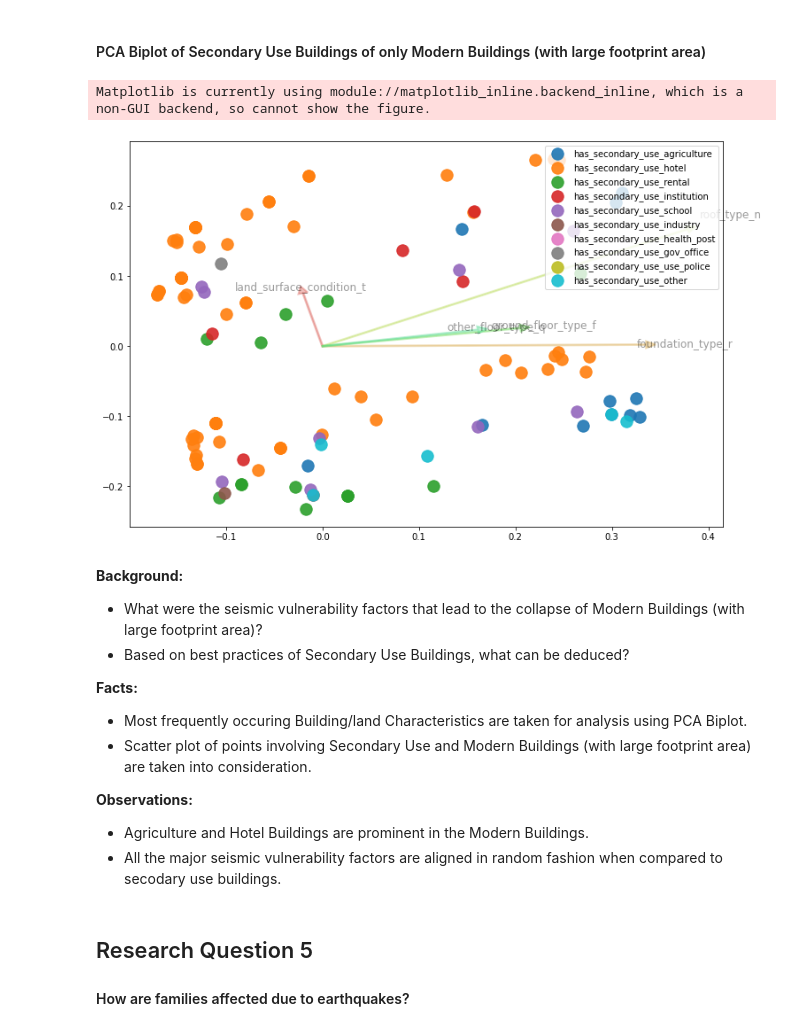
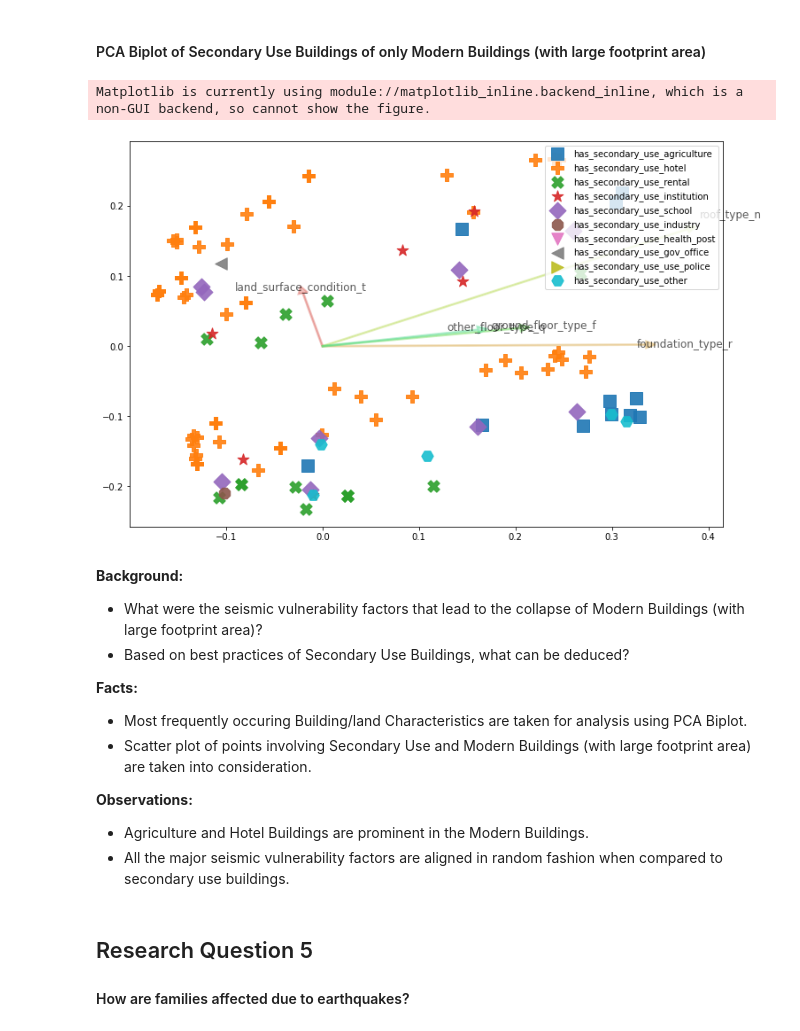
Before and after one commit to DS-Group22-ADP/Practical-Project, a Jupyter notebook: notebooks/Exploratory-Data-Analysis.ipynb, the cells around one changed output. Saved outputs shown, nothing was run; the diff lists cells and outputs as text; code cells hidden in the pictures.

```diff
--- a/notebooks/Exploratory-Data-Analysis.ipynb
+++ b/notebooks/Exploratory-Data-Analysis.ipynb
@@ -161,10 +176,10 @@ def setup_gridspec__one_main__two_side_subplots(plt):
 
 def setup_gridspec__four_main__two_side_subplots(plt):
     # start with a square Figure
-    fig = plt.figure(figsize=(20, 20))
-    fig.tight_layout(pad=2.0)
+    fig = plt.figure(figsize=(20, 30))
+    fig.tight_layout(pad=5.0)
 
-    gs = fig.add_gridspec(4, 4,  width_ratios=(7,4,7,4), height_ratios=(3,7,3,7),
+    gs = fig.add_gridspec(4, 4,  width_ratios=(8,3,8,3), height_ratios=(3,7,3,7),
                           left=0.1, right=0.9, bottom=0.1, top=0.9,
                           wspace=0.15, hspace=0.15)
     ax1 = fig.add_subplot(gs[1, 0])
@@ -197,7 +212,7 @@ def plot_loadings_plot(plt, X_pca, df, ax, eigen_vectors=(0,1,2,3,4)):
     for ii,i in enumerate(eigen_vectors):
         ax.arrow(0,0,arrow_size*loadings[i,0], arrow_size*loadings[i,1], color = palette[ii],head_width=0.01, head_length=0.01, linewidth=2, alpha=0.4)
         ax.text(loadings[i,0]*text_pos, loadings[i,1]*text_pos, df.columns[i], color='black',
-                 ha='center', va='center', fontsize=12, alpha=0.4)
+                 ha='center', va='center', fontsize=12, alpha=0.65)
 
     return None
 # %% [markdown]
@@ -1546,31 +1585,31 @@ Number of Modern Buildings in that region: 122
 # %%
 def plot_scatter_plot_by_secondary_use(X_pca, categorical_df, ax):
     # scale Principal component 1
     scalex = 0.5 / (X_pca[:,0].max() - X_pca[:,0].min())
     # scale Principal component 2
     scaley = 0.5 / (X_pca[:,1].max() - X_pca[:,1].min())
     # 10 colors color pallette
     new_palette = np.array(sns.color_palette(palette=None, n_colors=11))
 
-    ax.scatter(X_pca[categorical_df['has_secondary_use_agriculture'] == 1,0] * scalex, X_pca[categorical_df['has_secondary_use_agriculture'] == 1,1] * scaley, color=new_palette[0], label='has_secondary_use_agriculture', alpha=0.9, s=180)
-    ax.scatter(X_pca[categorical_df['has_secondary_use_hotel'] == 1,0] * scalex, X_pca[categorical_df['has_secondary_use_hotel'] == 1,1] * scaley, color=new_palette[1], label='has_secondary_use_hotel', alpha=0.9, s=180)
-    ax.scatter(X_pca[categorical_df['has_secondary_use_rental'] == 1,0] * scalex, X_pca[categorical_df['has_secondary_use_rental'] == 1,1] * scaley, color=new_palette[2], label='has_secondary_use_rental', alpha=0.9, s=180)
-    ax.scatter(X_pca[categorical_df['has_secondary_use_institution'] == 1,0] * scalex, X_pca[categorical_df['has_secondary_use_institution'] == 1,1] * scaley, color=new_palette[3], label='has_secondary_use_institution', alpha=0.9, s=180)
-    ax.scatter(X_pca[categorical_df['has_secondary_use_school'] == 1,0] * scalex, X_pca[categorical_df['has_secondary_use_school'] == 1,1] * scaley, color=new_palette[4], label='has_secondary_use_school', alpha=0.9, s=180)
-    ax.scatter(X_pca[categorical_df['has_secondary_use_industry'] == 1,0] * scalex, X_pca[categorical_df['has_secondary_use_industry'] == 1,1] * scaley, color=new_palette[5], label='has_secondary_use_industry', alpha=0.9, s=180)
-    ax.scatter(X_pca[categorical_df['has_secondary_use_health_post'] == 1,0] * scalex, X_pca[categorical_df['has_secondary_use_health_post'] == 1,1] * scaley, color=new_palette[6], label='has_secondary_use_health_post', alpha=0.9, s=180)
-    ax.scatter(X_pca[categorical_df['has_secondary_use_gov_office'] == 1,0] * scalex, X_pca[categorical_df['has_secondary_use_gov_office'] == 1,1] * scaley, color=new_palette[7], label='has_secondary_use_gov_office', alpha=0.9, s=180)
-    ax.scatter(X_pca[categorical_df['has_secondary_use_use_police'] == 1,0] * scalex, X_pca[categorical_df['has_secondary_use_use_police'] == 1,1] * scaley, color=new_palette[8], label='has_secondary_use_use_police', alpha=0.9, s=180)
-    ax.scatter(X_pca[categorical_df['has_secondary_use_other'] == 1,0] * scalex, X_pca[categorical_df['has_secondary_use_other'] == 1,1] * scaley, color=new_palette[9], label='has_secondary_use_other', alpha=0.9, s=180)
+    ax.scatter(X_pca[categorical_df['has_secondary_use_agriculture'] == 1,0] * scalex, X_pca[categorical_df['has_secondary_use_agriculture'] == 1,1] * scaley, color=new_palette[0], label='has_secondary_use_agriculture', alpha=0.9, s=180, marker='s')
+    ax.scatter(X_pca[categorical_df['has_secondary_use_hotel'] == 1,0] * scalex, X_pca[categorical_df['has_secondary_use_hotel'] == 1,1] * scaley, color=new_palette[1], label='has_secondary_use_hotel', alpha=0.9, s=180, marker='P')
+    ax.scatter(X_pca[categorical_df['has_secondary_use_rental'] == 1,0] * scalex, X_pca[categorical_df['has_secondary_use_rental'] == 1,1] * scaley, color=new_palette[2], label='has_secondary_use_rental', alpha=0.9, s=180, marker='X')
+    ax.scatter(X_pca[categorical_df['has_secondary_use_institution'] == 1,0] * scalex, X_pca[categorical_df['has_secondary_use_institution'] == 1,1] * scaley, color=new_palette[3], label='has_secondary_use_institution', alpha=0.9, s=180, marker='*')
+    ax.scatter(X_pca[categorical_df['has_secondary_use_school'] == 1,0] * scalex, X_pca[categorical_df['has_secondary_use_school'] == 1,1] * scaley, color=new_palette[4], label='has_secondary_use_school', alpha=0.9, s=180, marker='D')
+    ax.scatter(X_pca[categorical_df['has_secondary_use_industry'] == 1,0] * scalex, X_pca[categorical_df['has_secondary_use_industry'] == 1,1] * scaley, color=new_palette[5], label='has_secondary_use_industry', alpha=0.9, s=180, marker='8')
+    ax.scatter(X_pca[categorical_df['has_secondary_use_health_post'] == 1,0] * scalex, X_pca[categorical_df['has_secondary_use_health_post'] == 1,1] * scaley, color=new_palette[6], label='has_secondary_use_health_post', alpha=0.9, s=180, marker='v')
+    ax.scatter(X_pca[categorical_df['has_secondary_use_gov_office'] == 1,0] * scalex, X_pca[categorical_df['has_secondary_use_gov_office'] == 1,1] * scaley, color=new_palette[7], label='has_secondary_use_gov_office', alpha=0.9, s=180, marker='<')
+    ax.scatter(X_pca[categorical_df['has_secondary_use_use_police'] == 1,0] * scalex, X_pca[categorical_df['has_secondary_use_use_police'] == 1,1] * scaley, color=new_palette[8], label='has_secondary_use_use_police', alpha=0.9, s=180, marker='>')
+    ax.scatter(X_pca[categorical_df['has_secondary_use_other'] == 1,0] * scalex, X_pca[categorical_df['has_secondary_use_other'] == 1,1] * scaley, color=new_palette[9], label='has_secondary_use_other', alpha=0.9, s=180, marker='H')
     ax.legend(loc='best')
 
 fig, ax = plt.subplots(1,1, figsize=(12,8))
 plot_scatter_plot_by_secondary_use(X_pca, categorical_df, ax)
 plot_loadings_plot(plt, X_pca, categorical_df, ax, eigen_vectors=(36,39,42,11,17))
 fig.show()
 # %% [output]
 Matplotlib is currently using module://matplotlib_inline.backend_inline, which is a non-GUI backend, so cannot show the figure.
-[figure, old version]
+[figure, new version]
 # %% [markdown]
 **Background:**
 - What were the seismic vulnerability factors that lead to the collapse of Modern Buildings (with large footprint area)?
@@ -1582,7 +1621,7 @@ Matplotlib is currently using module://matplotlib_inline.backend_inline, which i
 
 **Observations:**
 - Agriculture and Hotel Buildings are prominent in the Modern Buildings.
-- All the major seismic vulnerability factors are aligned in random fashion when compared to secodary use buildings.
+- All the major seismic vulnerability factors are aligned in random fashion when compared to secondary use buildings.
 # %% [markdown]
 ## Research Question 5
 
```
Also changed, not shown: parts of 51 cells of this notebook.
